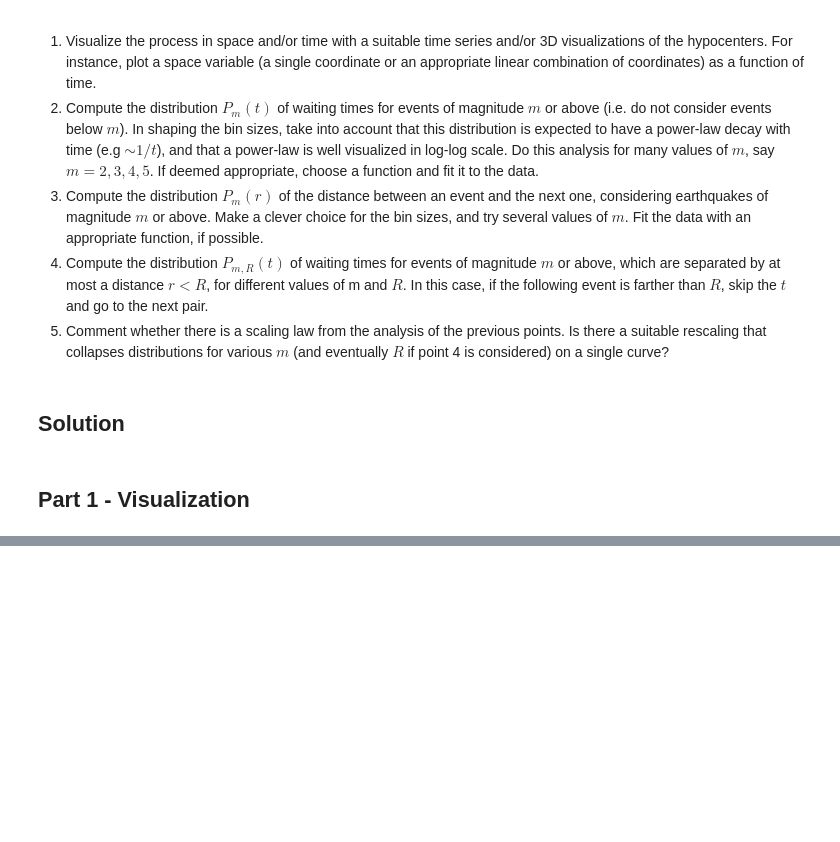
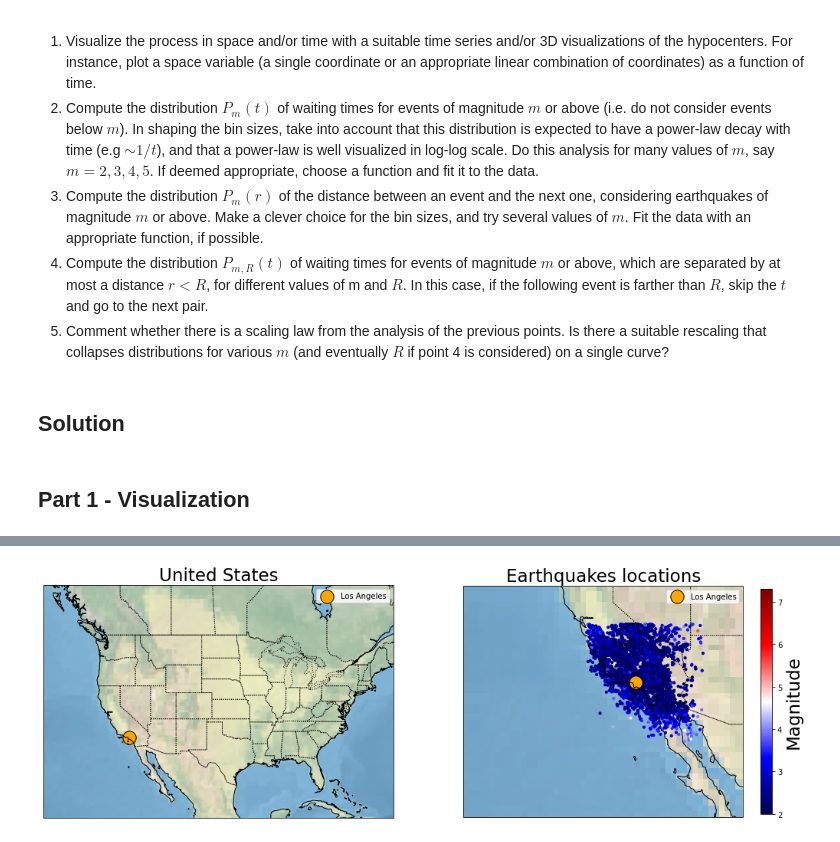
Before and after one commit to giondrioli/HLP-Earthquake-Project, a Jupyter notebook: Project.ipynb, the cells around one changed output, grey strips where cells are left out. Drawn from its saved outputs; the diff is of its cells as text; code cells hidden in the pictures; blank space fills up the shorter version.

Commit message:
added latitude, longitude, depth and geo map

```diff
--- a/Project.ipynb
+++ b/Project.ipynb
@@ -57,0 +104,36 @@ df
+# %%
+los_angeles_longitude = -118.243683
+los_angeles_latitude = 34.052235
+
+fig = plt.figure(figsize=(18,18))
+
+ax0 = fig.add_subplot(1,2,1, projection=crs.Mercator())
+ax0.stock_img()
+ax0.add_feature(cfeature.COASTLINE)
+ax0.add_feature(cfeature.STATES, linestyle=':')
+ax0.add_feature(cfeature.BORDERS, linestyle=':')
+ax0.set_extent([-135, -66.5, 20, 55], crs=crs.PlateCarree())
+ax0.set_title("United States", fontsize=23)
+ax0.scatter(los_angeles_longitude, los_angeles_latitude, s=300, c='orange', edgecolor='black',
+            label='Los Angeles', transform=crs.PlateCarree())
+ax0.legend()
+
+ax1 = fig.add_subplot(1,2,2, projection=crs.Mercator())
+ax1.stock_img()
+ax1.add_feature(cfeature.COASTLINE)
+ax1.add_feature(cfeature.STATES, linestyle=':')
+ax1.add_feature(cfeature.BORDERS, linestyle=':')
+ax1.set_extent([-131.5, -110, 25, 40], crs=crs.PlateCarree())
+ax1.set_title("Earthquakes locations", fontsize=23)
+
+locations = ax1.scatter(df_complete['Longitude'], df_complete['Latitude'], s=10, c=df_complete['Magnitude'],
+            cmap='seismic', transform=crs.PlateCarree())
+ax1.scatter(los_angeles_longitude, los_angeles_latitude, s=300, c='orange', edgecolor='black',
+            label='Los Angeles', transform=crs.PlateCarree())
+cb = fig.colorbar(locations, shrink=0.3)
+cb.set_label(label='Magnitude', size=23)
+ax1.legend()
+
+plt.show()
+# %% [output]
+[figure, added]
```
Also changed, not shown: parts of 3 cells of this notebook.
